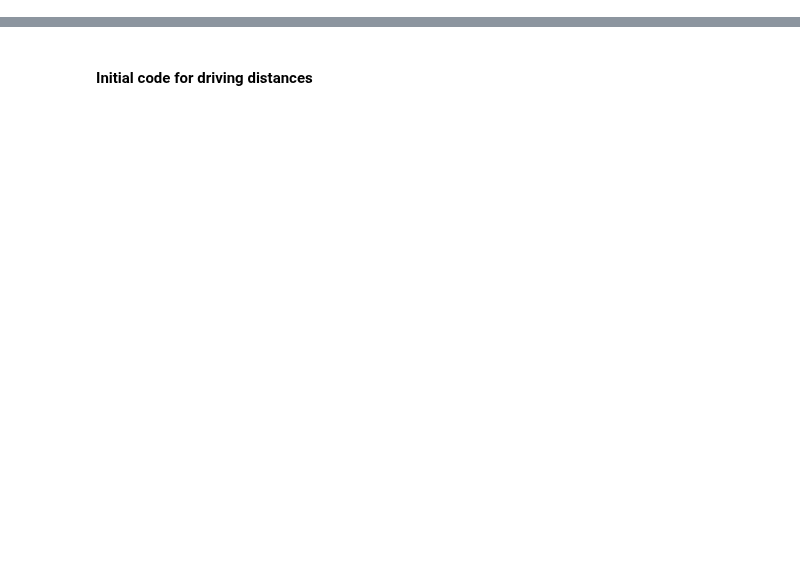
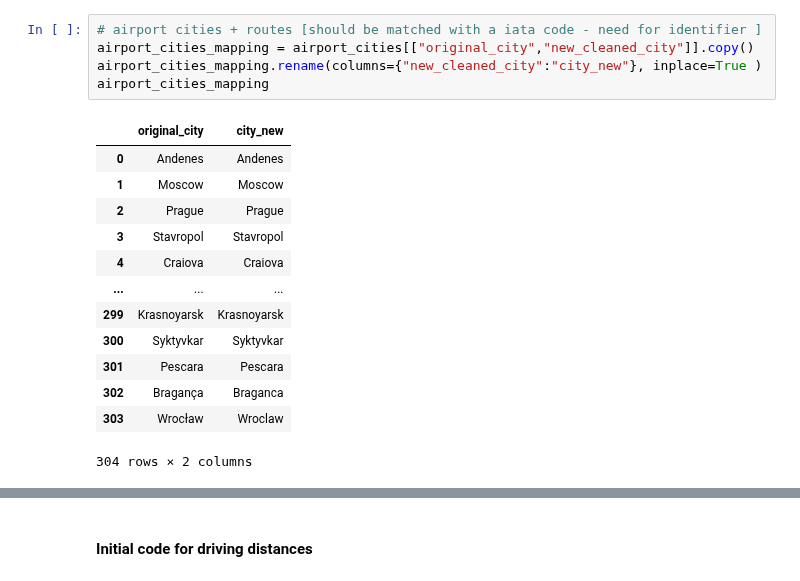
Before and after one commit to RabDou44/DOPP_group18, a Jupyter notebook: distance_matrix.ipynb, the cells around one changed output, grey strips where cells are left out. Saved outputs shown, nothing was run; the diff lists cells and outputs as text; blank space fills up the shorter version.

```diff
--- a/distance_matrix.ipynb
+++ b/distance_matrix.ipynb
@@ -0,0 +26,19 @@
+# %%
+# airport cities + routes [should be matched with a iata code - need for identifier ]
+airport_cities_mapping = airport_cities[["original_city","new_cleaned_city"]].copy()
+airport_cities_mapping.rename(columns={"new_cleaned_city":"city_new"}, inplace=True )
+airport_cities_mapping
+# %% [output]
+|  | original_city | city_new |
+| 0 | Andenes | Andenes |
+| 1 | Moscow | Moscow |
+| 2 | Prague | Prague |
+| 3 | Stavropol | Stavropol |
+| 4 | Craiova | Craiova |
+| ... | ... | ... |
+| 299 | Krasnoyarsk | Krasnoyarsk |
+| 300 | Syktyvkar | Syktyvkar |
+| 301 | Pescara | Pescara |
+| 302 | Bragança | Braganca |
+| 303 | Wrocław | Wroclaw |
+304 rows × 2 columns
```
Also changed, not shown: parts of 8 cells of this notebook, 12 other files.
